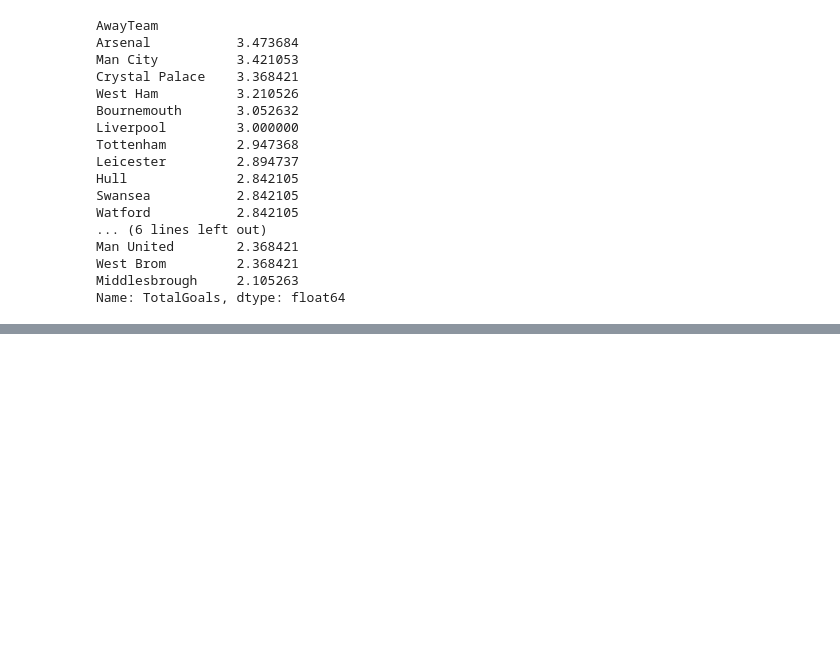
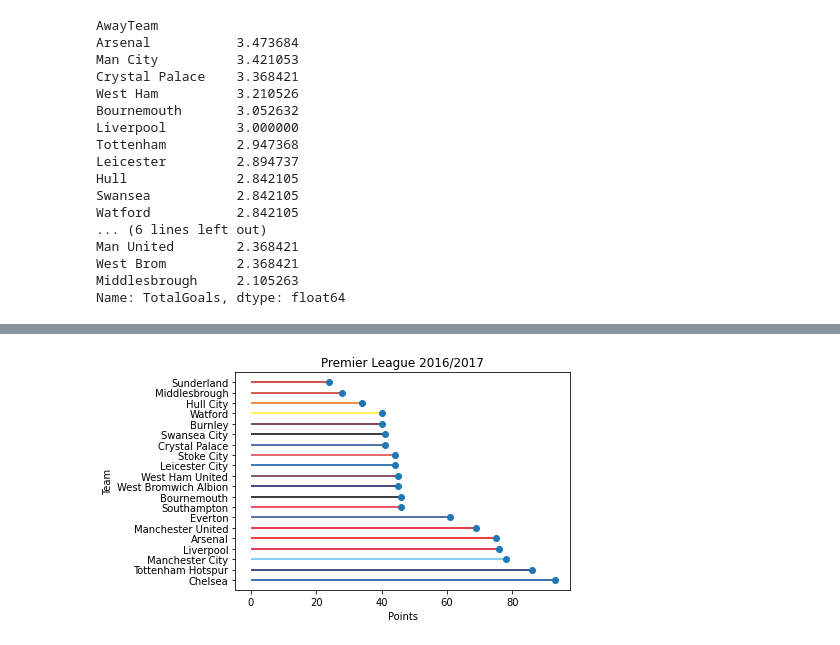
Before and after one commit to dylodylo/football-data-analysis, a Jupyter notebook: PythonFC/main.ipynb, the cells around one changed output, grey strips where cells are left out. Cells and saved outputs as stored; diff of their text form; code cells hidden in the pictures; blank space fills up the shorter version.

```diff
--- a/PythonFC/main.ipynb
+++ b/PythonFC/main.ipynb
@@ -618,0 +654,16 @@ Name: TotalGoals, dtype: float64
+# %%
+teamColours = ['#034694','#001C58','#5CBFEB','#D00027',
+              '#EF0107','#DA020E','#274488','#ED1A3B',
+               '#000000','#091453','#60223B','#0053A0',
+               '#E03A3E','#1B458F','#000000','#53162f',
+               '#FBEE23','#EF6610','#C92520','#BA1F1A']
+plt.hlines(y=table['Team'],xmin=0, xmax=table['Pts'], color=teamColours)
+plt.plot(table['Pts'], table['Team'], "o")
+
+plt.title("Premier League 2016/2017")
+plt.ylabel("Team")
+plt.xlabel("Points")
+
+plt.show()
+# %% [output]
+[figure, added]
```
Also changed, not shown: parts of 10 cells of this notebook.
